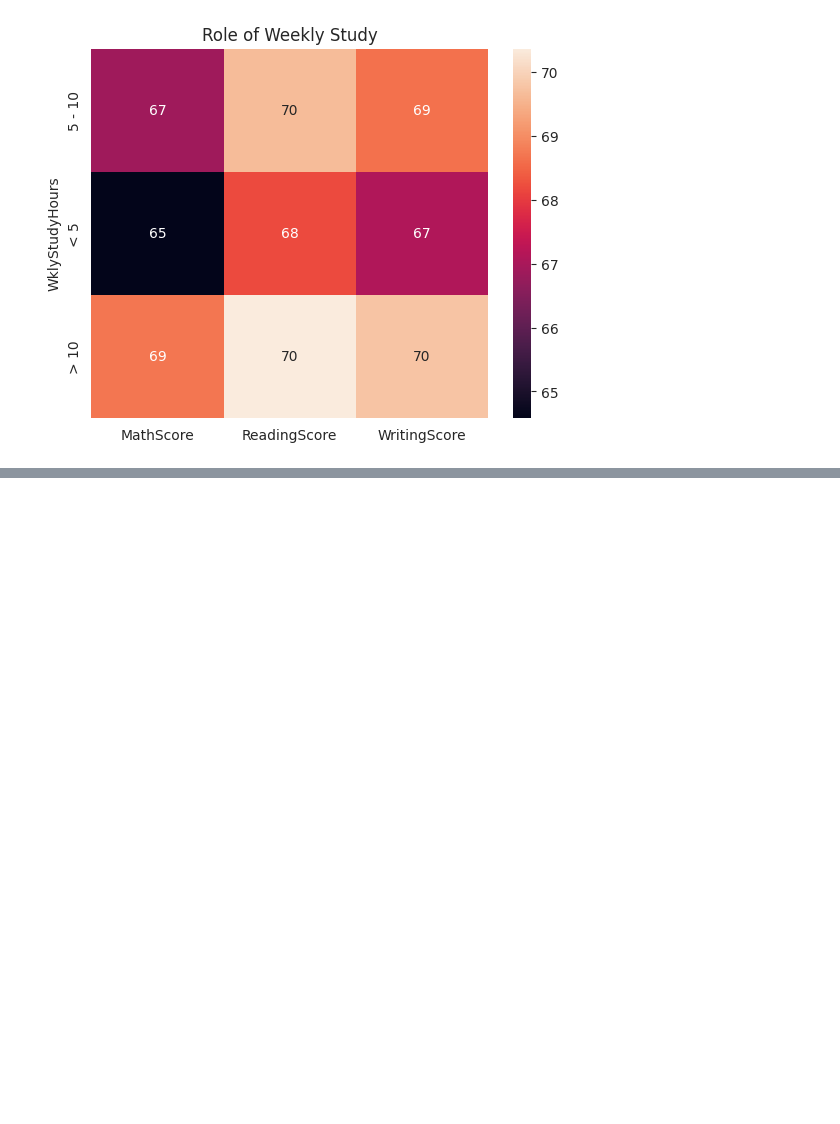
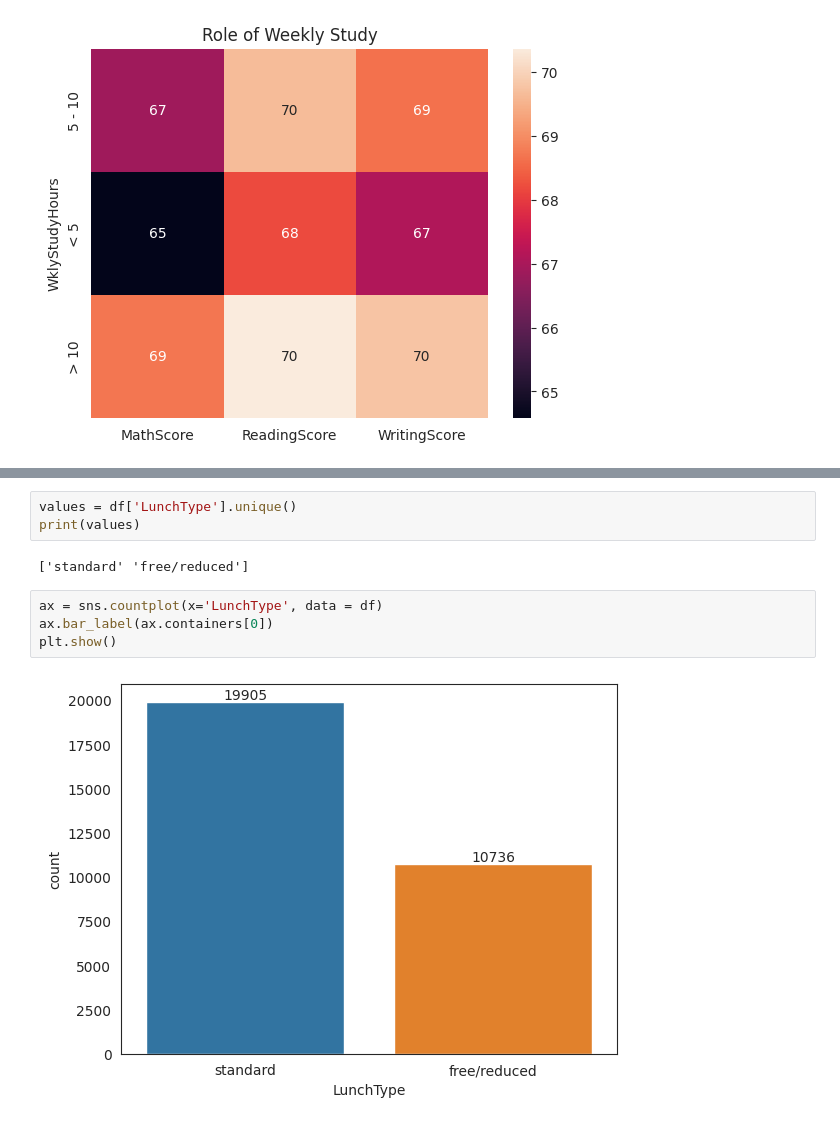
Before and after one commit to HafshaWahab/Students-Test-Scores-Analysis, a Jupyter notebook: students-test-scores-analysis.ipynb, the cells around one changed output, grey strips where cells are left out. Drawn from its saved outputs; the diff is of its cells as text; blank space fills up the shorter version.

```diff
--- a/students-test-scores-analysis.ipynb
+++ b/students-test-scores-analysis.ipynb
@@ -389,0 +399,11 @@ plt.show()
+# %%
+values = df['LunchType'].unique()
+print(values)
+# %% [output]
+['standard' 'free/reduced']
+# %%
+ax = sns.countplot(x='LunchType', data = df)
+ax.bar_label(ax.containers[0])
+plt.show()
+# %% [output]
+[figure, added]
```
Also changed, not shown: parts of 1 cell of this notebook.
